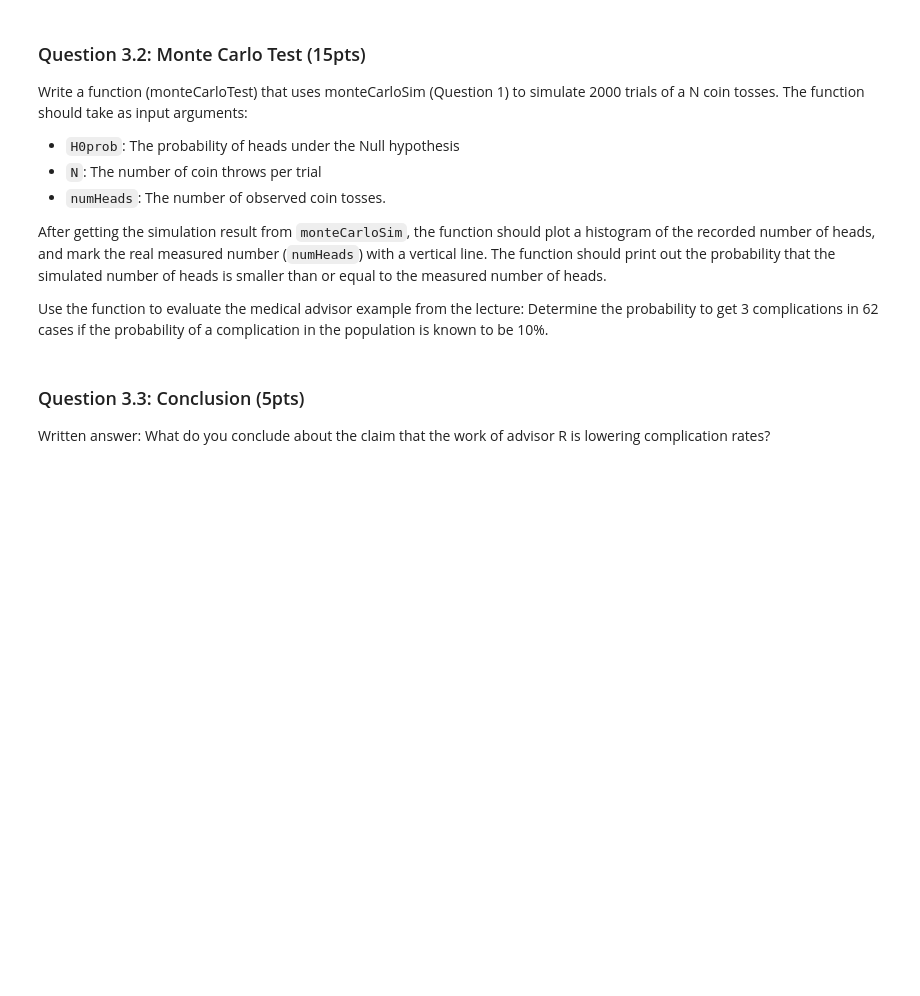
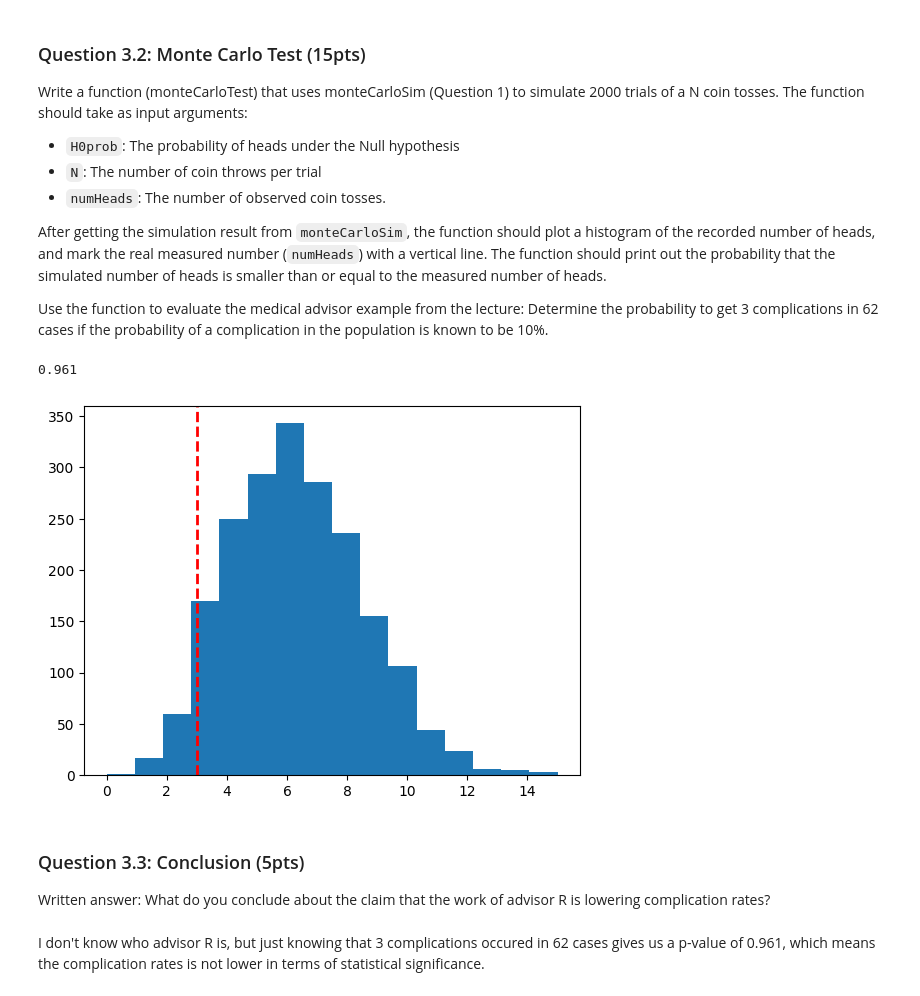
Before and after one commit to hunterchen7/ds2000, a Jupyter notebook: assignment5/Assignment05.ipynb, the cells around one changed output. Saved outputs shown, nothing was run; the diff lists cells and outputs as text; code cells hidden in the pictures; blank space fills up the shorter version.

```diff
--- a/assignment5/Assignment05.ipynb
+++ b/assignment5/Assignment05.ipynb
@@ -168,3 +168,14 @@ People providing an organ for donation sometimes seek help from a medical consul
 
 ### Question 3.1: Monte Carlo simulation (15pts)
 Write a function (monteCarloSim) that simulates coin tossing. On each trial, the function should produce a specific number (N) of coin tosses and record the number of successes (heads). It should repeat this experiment numIter number of times. The inputs to the function should be a) probability of a success on each coin toss, b) the number of coin tosses per trial (N) and c) the number of trials. The function should return an np.array(range(numIter)) that holds the recorded number of heads for all trials (see lecture handout for tips).
+# %%
+def monteCarloSim(prob_success, N, numIter=100):
+    results = np.zeros(numIter)
+
+    # Simulate each trial
+    for i in range(numIter):
+        results[i] = np.sum([x < prob_success for x in np.random.rand(1, N)])
+
+    return results
+
+monteCarloSim(0.5, 10, 1000)
@@ -180,6 +209,21 @@ The function should take as input arguments:
 After getting the simulation result from `monteCarloSim`, the function should plot a histogram of the recorded number of heads, and mark the real measured number (`numHeads`) with a vertical line. The function should print out the probability that the simulated number of heads is smaller than or equal to the measured number of heads.
 
 Use the function to evaluate the medical advisor example from the lecture: Determine the probability to get 3 complications in 62 cases if the probability of a complication in the population is known to be 10%.
+# %%
+def monteCarloTest(H0prob, N, numHeads):
+    sim_res = monteCarloSim(H0prob, N, 2000)
+
+    plt.hist(sim_res, bins=len(set(sim_res)))
+    plt.axvline(numHeads, color='r', linestyle='dashed', linewidth=2)
+
+    return np.mean(sim_res >= numHeads)
+
+monteCarloTest(0.1, 62, 3)
+# %% [output]
+0.961
+[figure, added]
 # %% [markdown]
 ### Question 3.3: Conclusion (5pts)
 Written answer: What do you conclude about the claim that the work of advisor R is lowering complication rates?
+# %% [markdown]
+I don't know who advisor R is, but just knowing that 3 complications occured in 62 cases gives us a p-value of 0.961, which means the complication rates is not lower in terms of statistical significance.
```
Also changed, not shown: parts of 1 cell of this notebook.
